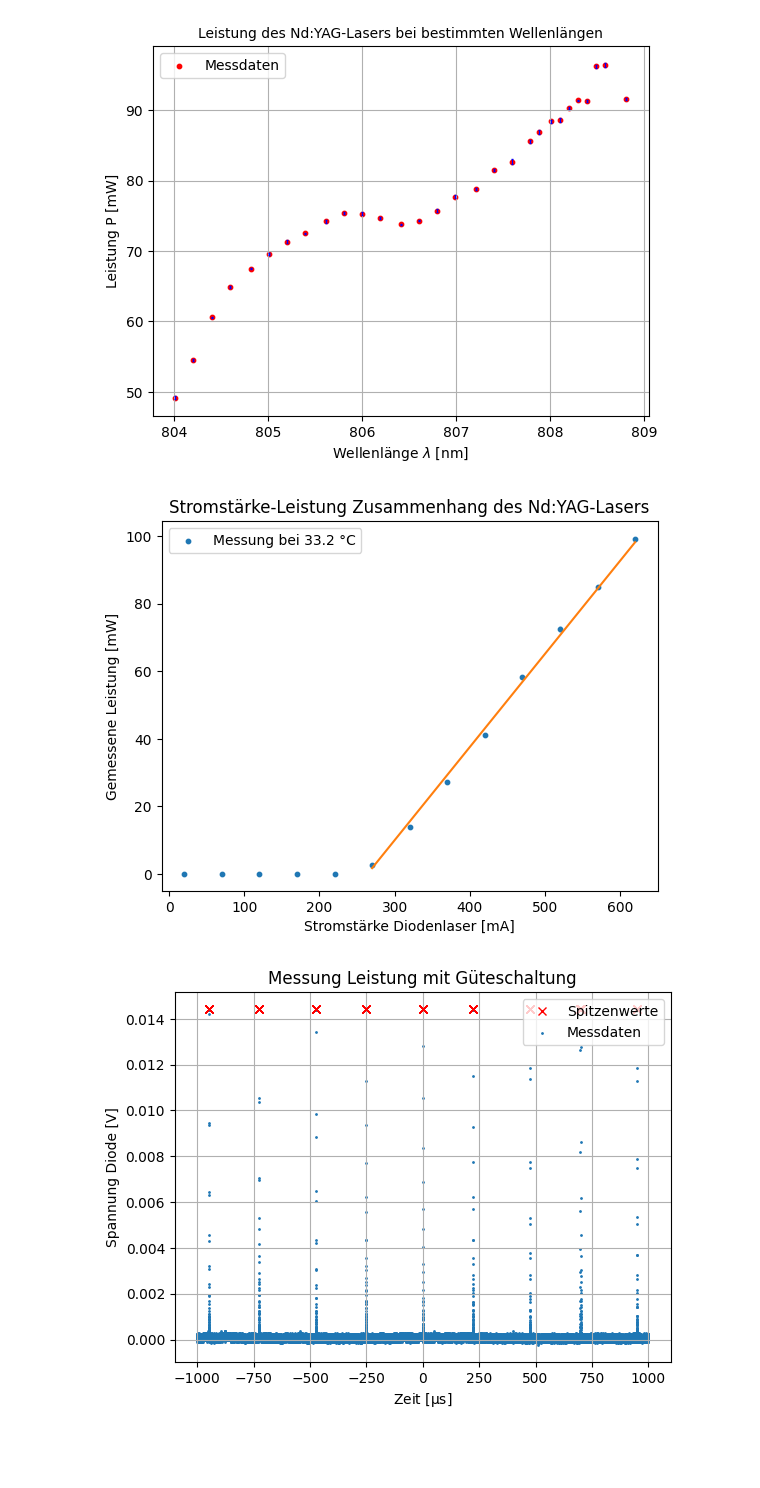
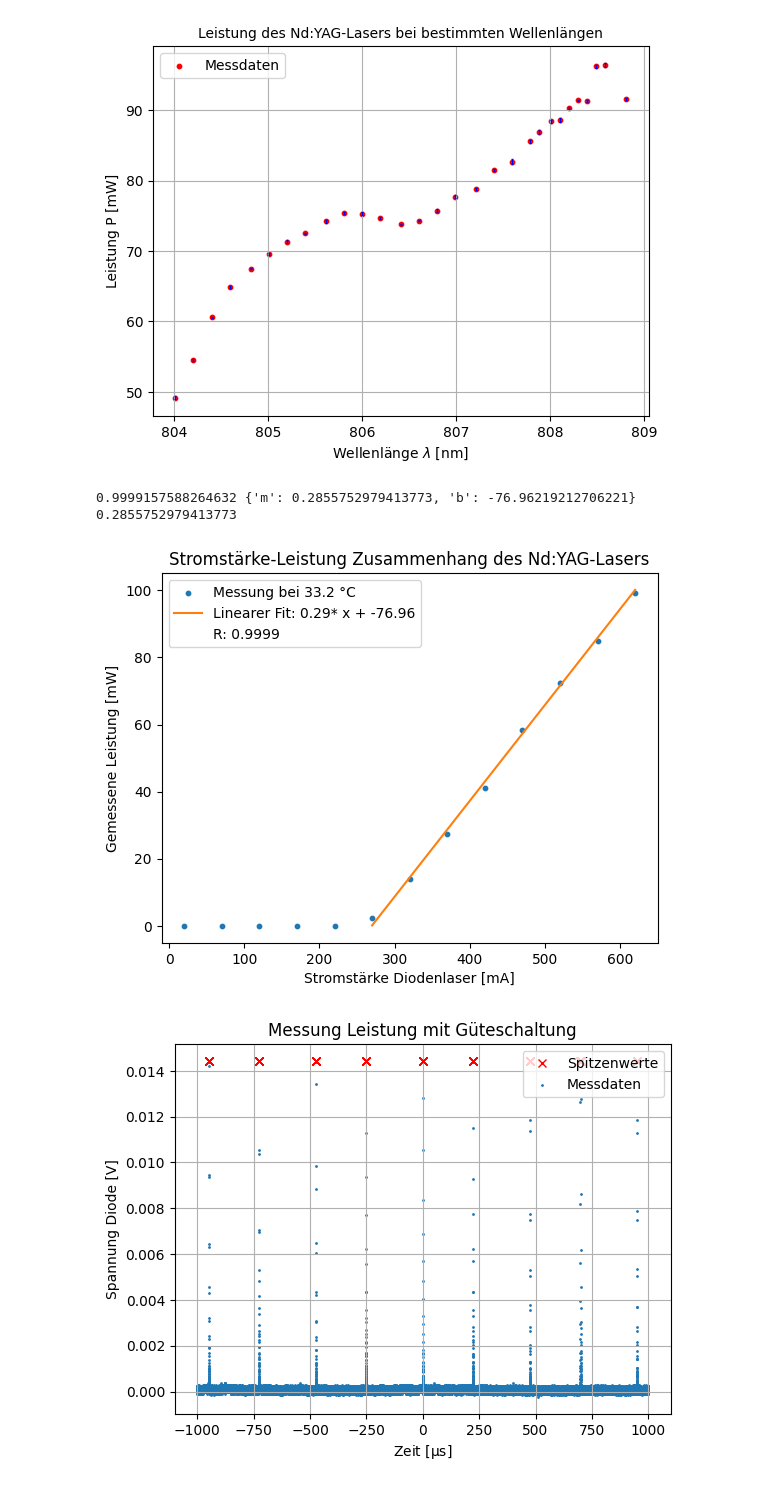
Before and after one commit to CaptainNikon/O2_Nd-YAG_Laser, a Jupyter notebook: Auswertung.ipynb, the cells around one changed output. Saved outputs shown, nothing was run; the diff lists cells and outputs as text; code cells hidden in the pictures; blank space fills up the shorter version.

```diff
--- a/Auswertung.ipynb
+++ b/Auswertung.ipynb
@@ -98,16 +115,27 @@ plt.savefig("Plots/wave_power.pdf")
 # %%
 plt.errorbar(ndpower[:,0],ndpower[:,1],yerr=ndpower[:,2],linestyle="",capsize=1,elinewidth=0.8)
 plt.scatter(ndpower[:,0],ndpower[:,1],s=10,label="Messung bei 33.2 °C")
 
-popt3,cov3 = soc.curve_fit(linear,ndpower[5:13,0],ndpower[5:13,1],sigma=ndpower[5:13,2])
-plt.plot(ndpower[5:13,0],linear(ndpower[5:13,0],*popt3))
+lmodel = Model(linear)
+lparam = lmodel.make_params(m = 1,b = 1)
+lresult = lmodel.fit(ndpower[5:13,1],params=lparam,x = ndpower[5:13,0],weights = ndpower[5:13,2])
+
+plt.plot(ndpower[5:13,0], lresult.best_fit, '-', label='Linearer Fit: '+str(np.round(lresult.best_values["m"],2))+"* x + "+str(np.round(lresult.best_values["b"],2)))
+plt.plot([], [], ' ', label="R: "+str(np.round(lresult.rsquared,4)))
+print(lresult.rsquared,lresult.best_values)
+print(lresult.best_values["m"])
+
+#popt3,cov3 = soc.curve_fit(linear,ndpower[5:13,0],ndpower[5:13,1],sigma=ndpower[5:13,2])
+#plt.plot(ndpower[5:13,0],linear(ndpower[5:13,0],*popt3))
 plt.xlabel("Stromstärke Diodenlaser [mA]")
 plt.ylabel("Gemessene Leistung [mW]")
 plt.title("Stromstärke-Leistung Zusammenhang des Nd:YAG-Lasers")
 plt.legend()
 plt.savefig("Plots/powerupndy.pdf")
 # %% [output]
+0.9999157588264632 {'m': 0.2855752979413773, 'b': -76.96219212706221}
+0.2855752979413773
-[figure, old version]
+[figure, new version]
 # %%
 #plt.figure(figsize=(10,6))
 peaks, _ = find_peaks(puls1[::,1],height=0.012,plateau_size=2)
```
Also changed, not shown: parts of 3 cells of this notebook, 11 other files.
